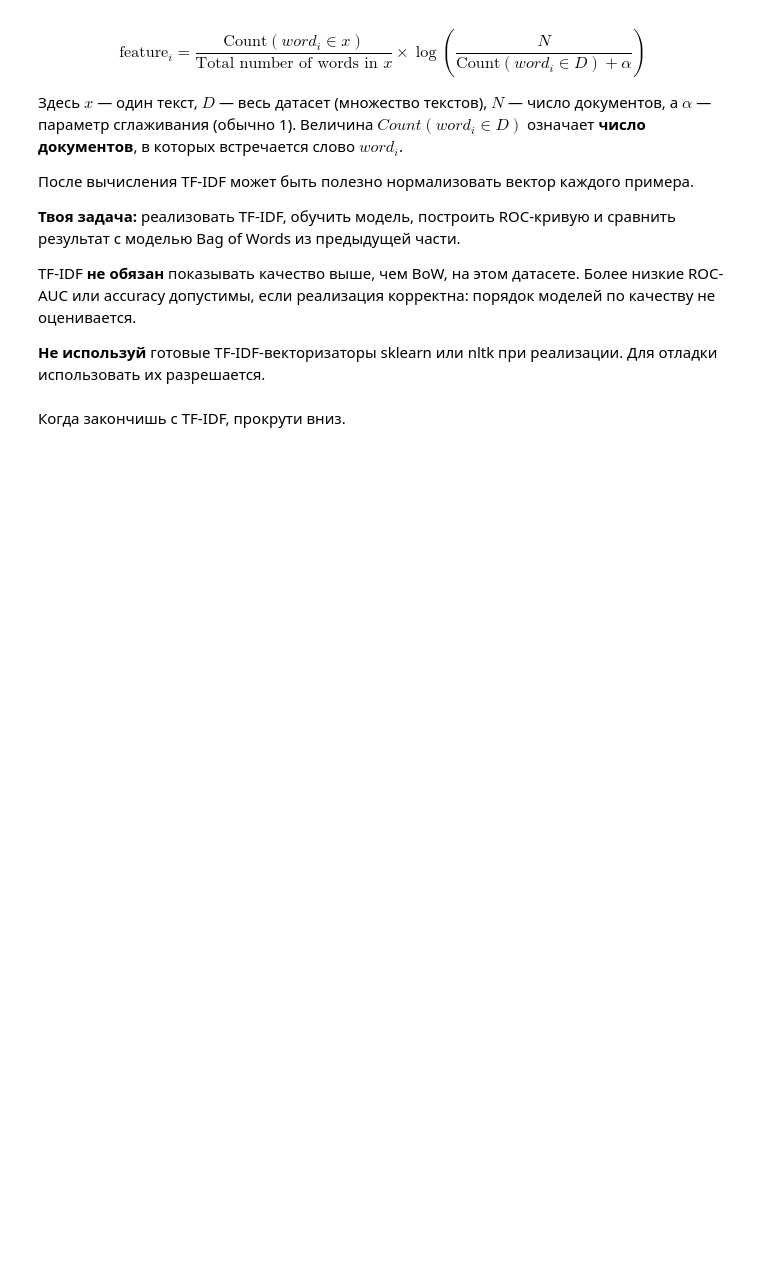
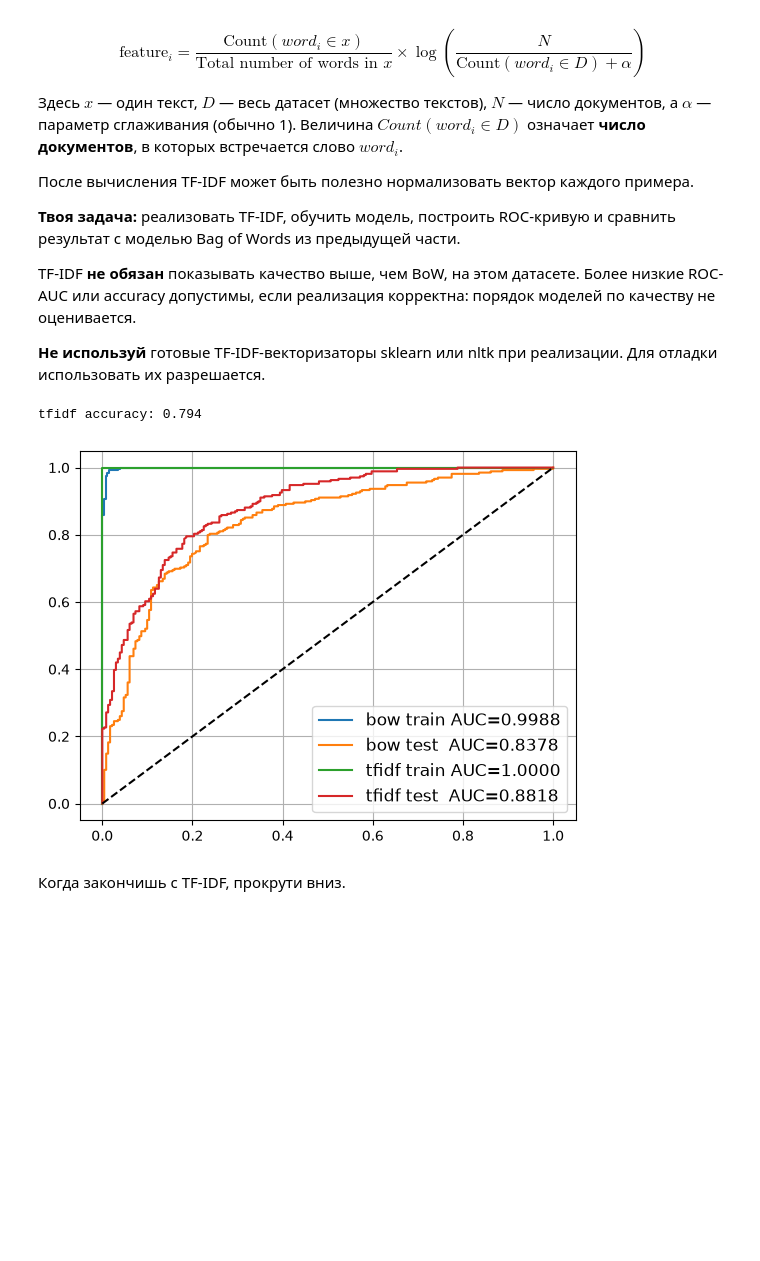
Before and after one commit to megannnn98/nlp_course_ru, a Jupyter notebook: week01_embeddings/seminar.ipynb, the cells around one changed output. Cells and saved outputs as stored; diff of their text form; code cells hidden in the pictures; blank space fills up the shorter version.

````diff
--- a/week01_embeddings/seminar.ipynb
+++ b/week01_embeddings/seminar.ipynb
@@ -485,6 +608,43 @@ $$ \text{feature}_i = \frac{\text{Count}(word_i \in x)}{\text{Total number of wo
 TF-IDF **не обязан** показывать качество выше, чем BoW, на этом датасете. Более низкие ROC-AUC или accuracy допустимы, если реализация корректна: порядок моделей по качеству не оценивается.
 
 **Не используй** готовые TF-IDF-векторизаторы sklearn или nltk при реализации. Для отладки использовать их разрешается.
+# %%
+# TF-IDF: частоты документов считаем только по обучающей выборке
+n_docs = len(texts_train)
+doc_freq = (X_train_bow > 0).sum(axis=0)  # в скольких документах встречается слово
+alpha = 1
+idf = np.log(n_docs / (doc_freq + alpha))
+
+def tfidf_features(texts, X_bow):
+    total_words = np.array([len(text.split()) for text in texts]).reshape(-1, 1)
+    tf = X_bow / np.maximum(total_words, 1)
+    features = tf * idf
+    norms = np.linalg.norm(features, axis=1, keepdims=True)
+    return features / np.maximum(norms, 1e-12)  # L2-нормализация каждого примера
+
+X_train_tfidf = tfidf_features(texts_train, X_train_bow)
+X_test_tfidf = tfidf_features(texts_test, X_test_bow)
+
+tfidf_model = LogisticRegression(C=10, max_iter=1000).fit(X_train_tfidf, y_train)
+
+for name, X, y, clf in [
+    ('bow train', X_train_bow, y_train, bow_model),
+    ('bow test ', X_test_bow, y_test, bow_model),
+    ('tfidf train', X_train_tfidf, y_train, tfidf_model),
+    ('tfidf test ', X_test_tfidf, y_test, tfidf_model),
+]:
+    proba = clf.predict_proba(X)[:, 1]
+    auc = roc_auc_score(y, proba)
+    plt.plot(*roc_curve(y, proba)[:2], label='%s AUC=%.4f' % (name, auc))
+
+plt.plot([0, 1], [0, 1], '--', color='black')
+plt.legend(fontsize='large')
+plt.grid()
+
+print(f"tfidf accuracy: {tfidf_model.score(X_test_tfidf, y_test):.3f}")
+# %% [output]
+tfidf accuracy: 0.794
+[figure, added]
 # %% [markdown]
 Когда закончишь с TF-IDF, прокрути вниз.
 ```
````
Also changed, not shown: parts of 32 cells of this notebook, 49 other files.
